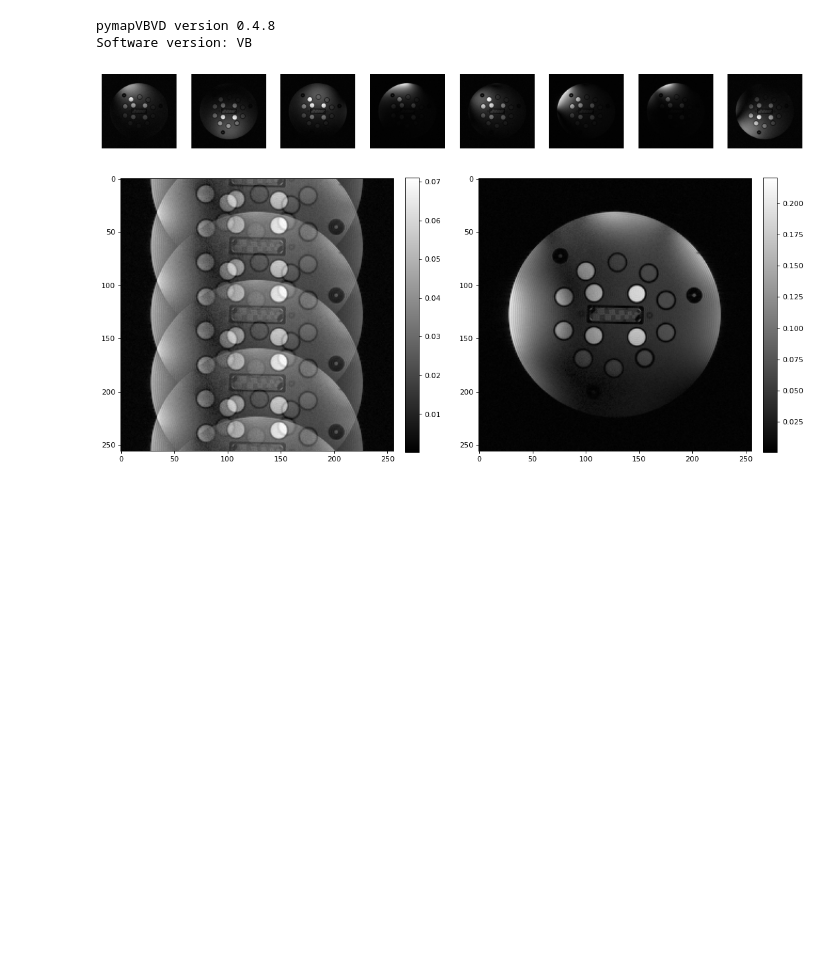
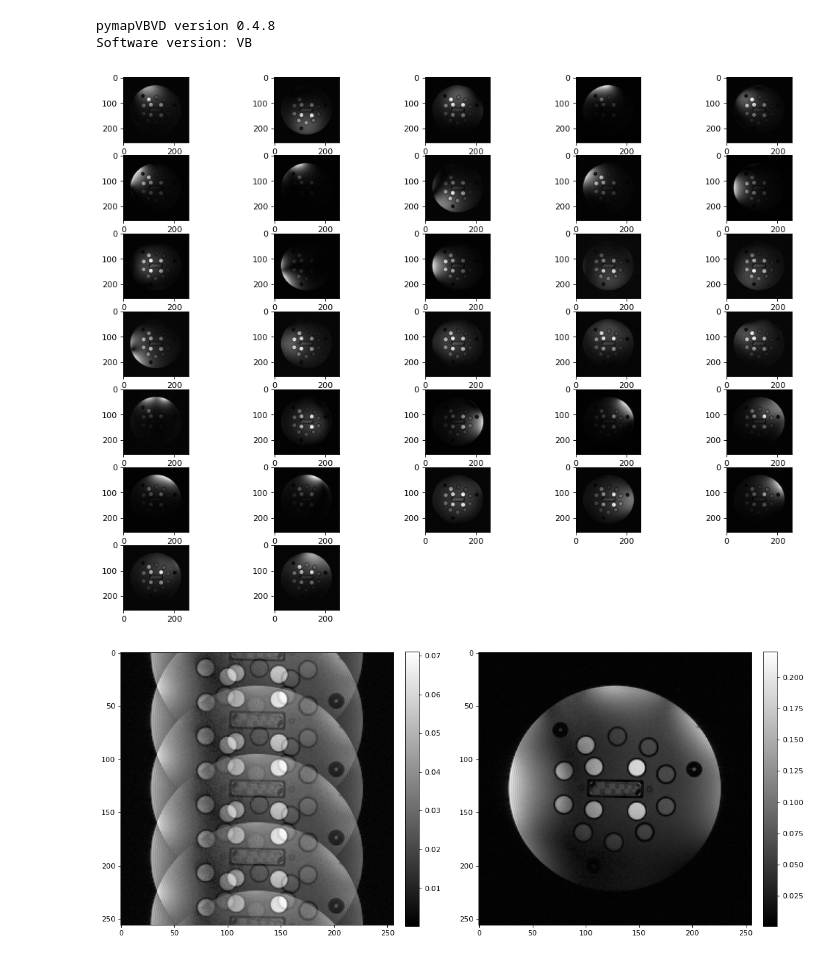
Before and after one commit to ZimuHuo/pymri_recon, a Jupyter notebook: sense/cgSENSE.ipynb, the cells around one changed output. Cells and saved outputs as stored; diff of their text form; code cells hidden in the pictures; blank space fills up the shorter version.

```diff
--- a/sense/cgSENSE.ipynb
+++ b/sense/cgSENSE.ipynb
@@ -54,13 +54,13 @@ import util.mask as undersample
 from util.cgSolver import *
 import util.io as io
 # %%
-filepath = '../lib/resource/data/multicoil_1slice/meas_MID308_low_res_2dflash_FID17297.dat'
+filepath = '../lib/meas_MID308_low_res_2dflash_FID17297.dat'
 data = io.getCoilData(filepath)  # 256 32 256
 
 # estimate the sensivity maps
 [ny, nx, nc] = data.shape
 images = ifft2c(data)
-image = rsos(images)
+image = coil.rsos(images)
 sensMap = coil.cmap(images)
 R = 4
 mask = undersample.sense(data.shape,R)
@@ -71,14 +71,9 @@ imagesR = ifft2c(dataR)
 pymapVBVD version 0.4.8
 Software version: VB
 # %%
-plt.figure(figsize=(16, 12), dpi=80)
-for idx in range(8):
-        plt.subplot(1, 8, idx+1)
-        plt.imshow(np.abs(ifft2c(data[:,:,idx])), cmap='gray')
-        plt.axis('off')
-plt.show()
+show(ifft2c(data))
 # %% [output]
-[figure, old version]
+[figure, new version]
 # %%
 recon = cgSolver(dataR, sensMap, 100)
 plt.figure(figsize=(16, 12), dpi=80)
```
Also changed, not shown: parts of 1 cell of this notebook, 44 other files.
